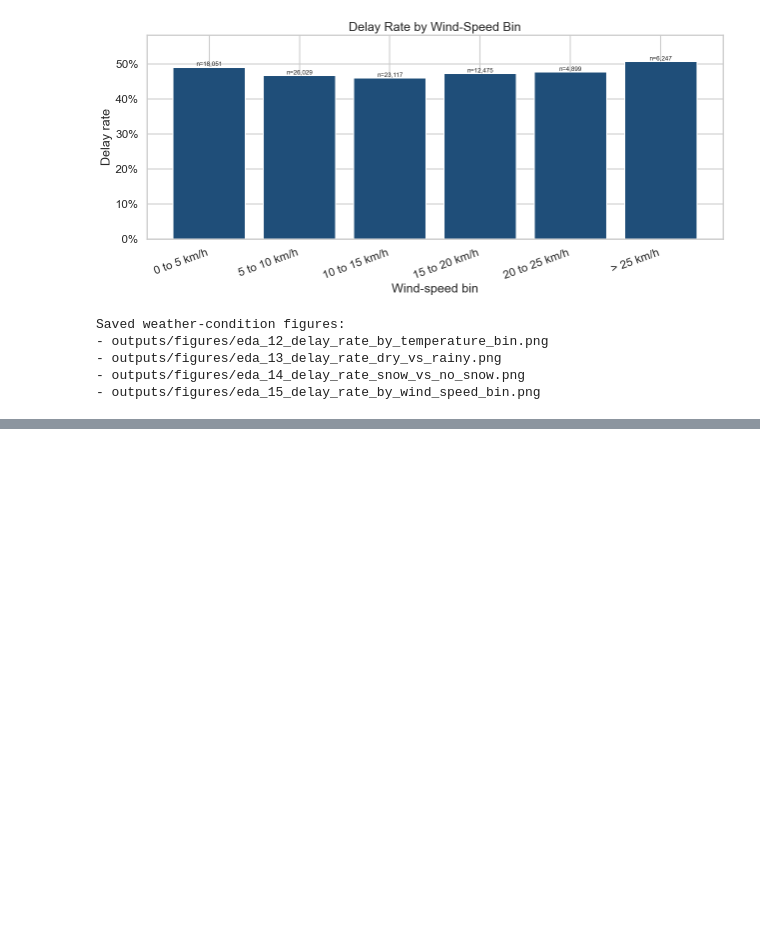
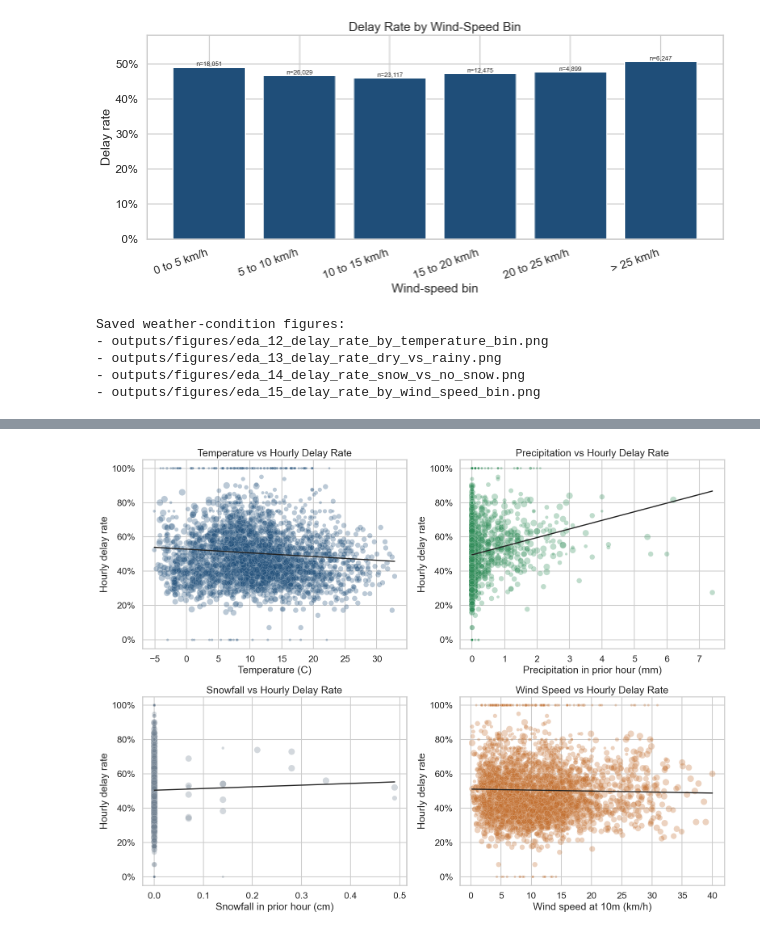
Before and after one commit to berenaydogan/DSA210-Project, a Jupyter notebook: notebooks/eda.ipynb, the cells around one changed output, grey strips where cells are left out. Drawn from its saved outputs; the diff is of its cells as text; code cells hidden in the pictures; blank space fills up the shorter version.

Commit message:
feat: add hourly weather vs delay rate, numeric correlation heatmap, weekday delay heatmap, and rain effect analysis

```diff
--- a/notebooks/eda.ipynb
+++ b/notebooks/eda.ipynb
@@ -845,0 +852,82 @@ Saved weather-condition figures:
+# %%
+# These are continuous weather variables, so this section uses scatter/regression views rather than the earlier categorical bar plot helper.
+weather_relationship_specs = [
+    {
+        "column": "temperature_2m",
+        "title": "Temperature vs Hourly Delay Rate",
+        "xlabel": "Temperature (C)",
+        "color": "#1f4e79",
+    },
+    {
+        "column": "precipitation",
+        "title": "Precipitation vs Hourly Delay Rate",
+        "xlabel": "Precipitation in prior hour (mm)",
+        "color": "#2e8b57",
+    },
+    {
+        "column": "snowfall",
+        "title": "Snowfall vs Hourly Delay Rate",
+        "xlabel": "Snowfall in prior hour (cm)",
+        "color": "#708090",
+    },
+    {
+        "column": "wind_speed_10m",
+        "title": "Wind Speed vs Hourly Delay Rate",
+        "xlabel": "Wind speed at 10m (km/h)",
+        "color": "#c26d2c",
+    },
+]
+
+fig, axes = plt.subplots(2, 2, figsize=(16, 12))
+for ax, spec in zip(axes.flat, weather_relationship_specs):
+    sns.scatterplot(
+        data=weather_hourly,
+        x=spec["column"],
+        y="delay_rate",
+        size="arrival_records",
+        sizes=(20, 140),
+        alpha=0.30,
+        color=spec["color"],
+        legend=False,
+        ax=ax,
+    )
+    sns.regplot(
+        data=weather_hourly,
+        x=spec["column"],
+        y="delay_rate",
+        scatter=False,
+        ci=None,
+        color="#222222",
+        line_kws={"linewidth": 2},
+        ax=ax,
+    )
+    ax.yaxis.set_major_formatter(PercentFormatter(1.0))
+    ax.set_title(spec["title"])
+    ax.set_xlabel(spec["xlabel"])
+    ax.set_ylabel("Hourly delay rate")
+
+fig.tight_layout()
+weather_relationship_path = FIGURES_DIR / "eda_16_hourly_weather_vs_delay_rate.png"
+fig.savefig(weather_relationship_path, dpi=200, bbox_inches="tight")
+plt.show()
+
+hourly_weather_relationship_summary = (
+    weather_hourly[
+        [
+            "delay_rate",
+            "mean_delay_minutes",
+            "temperature_2m",
+            "precipitation",
+            "snowfall",
+            "wind_speed_10m",
+            "arrival_records",
+        ]
+    ]
+    .corr(numeric_only=True)
+    [["delay_rate", "mean_delay_minutes"]]
+)
+
+display(hourly_weather_relationship_summary)
+print(f"Saved figure to {weather_relationship_path.relative_to(ROOT)}")
+# %% [output]
+[figure, added]
```
Also changed, not shown: parts of 7 cells of this notebook, 4 other files.
